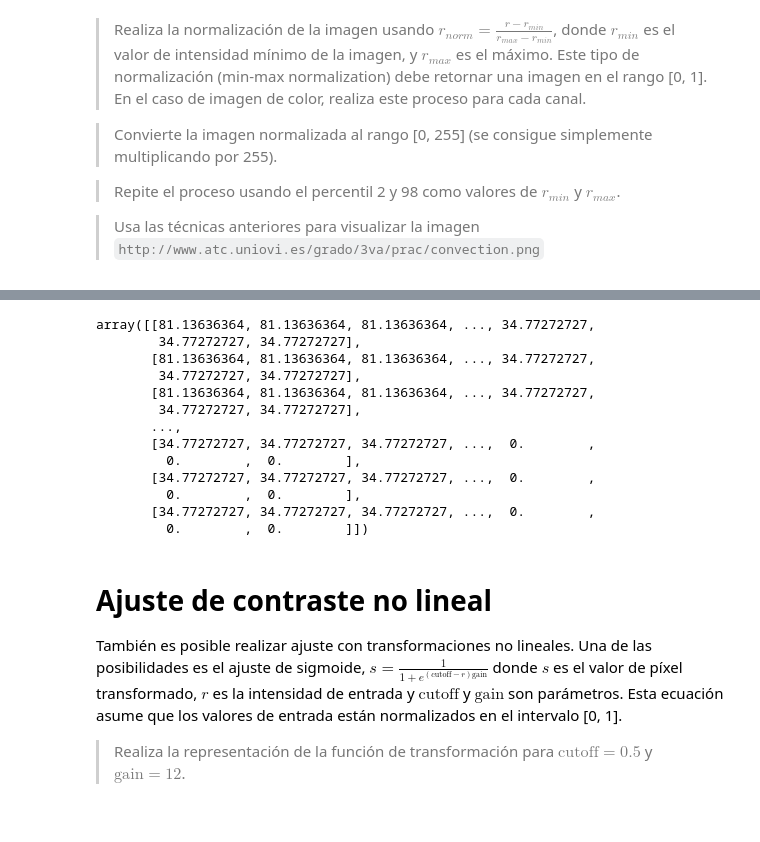
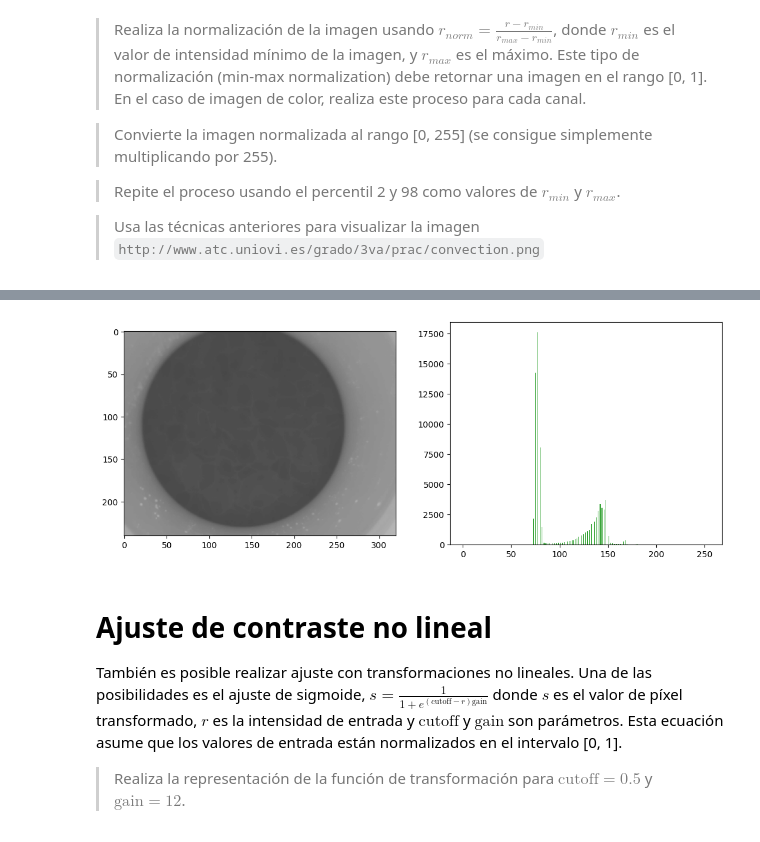
Before and after one commit to revekkadiana/Visi-n_Artificial, a Jupyter notebook: Prac03-Brillo.ipynb, the cells around one changed output, grey strips where cells are left out. Saved outputs shown, nothing was run; the diff lists cells and outputs as text; code cells hidden in the pictures.

```diff
--- a/Prac03-Brillo.ipynb
+++ b/Prac03-Brillo.ipynb
@@ -160,20 +152,9 @@ array([[0.31818182, 0.31818182, 0.31818182, ..., 0.13636364, 0.13636364,
 # %%
 norm=normalizacion(img)
-norm*255
+norm1=norm*255
+plot_histogram(norm1)
 # %% [output]
-array([[81.13636364, 81.13636364, 81.13636364, ..., 34.77272727,
-        34.77272727, 34.77272727],
-       [81.13636364, 81.13636364, 81.13636364, ..., 34.77272727,
-        34.77272727, 34.77272727],
-       [81.13636364, 81.13636364, 81.13636364, ..., 34.77272727,
-        34.77272727, 34.77272727],
-       ...,
-       [34.77272727, 34.77272727, 34.77272727, ...,  0.        ,
-         0.        ,  0.        ],
-       [34.77272727, 34.77272727, 34.77272727, ...,  0.        ,
-         0.        ,  0.        ],
-       [34.77272727, 34.77272727, 34.77272727, ...,  0.        ,
-         0.        ,  0.        ]])
+[figure, added]
 # %% [markdown]
 # Ajuste de contraste no lineal
 
```
Also changed, not shown: parts of 5 cells of this notebook, 1 other file.
